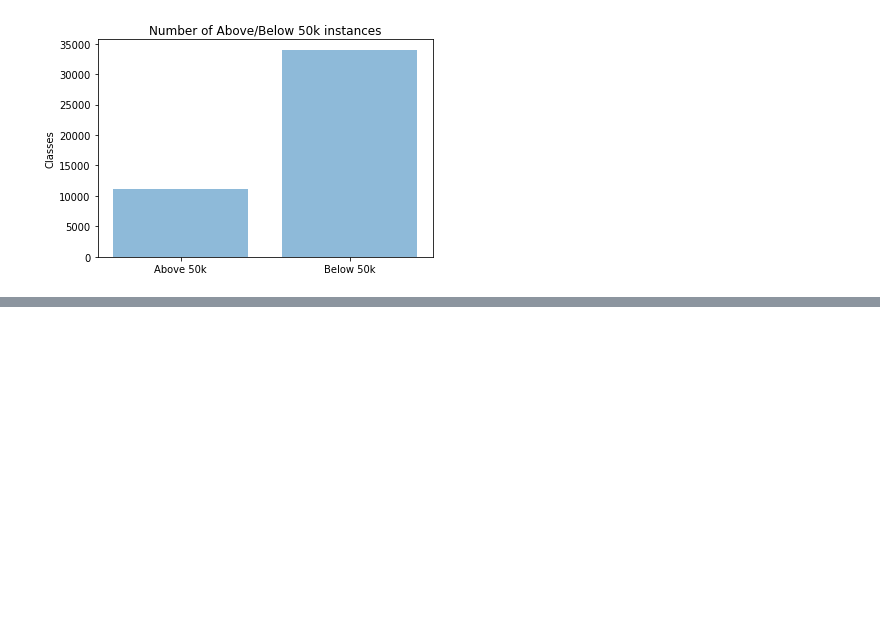
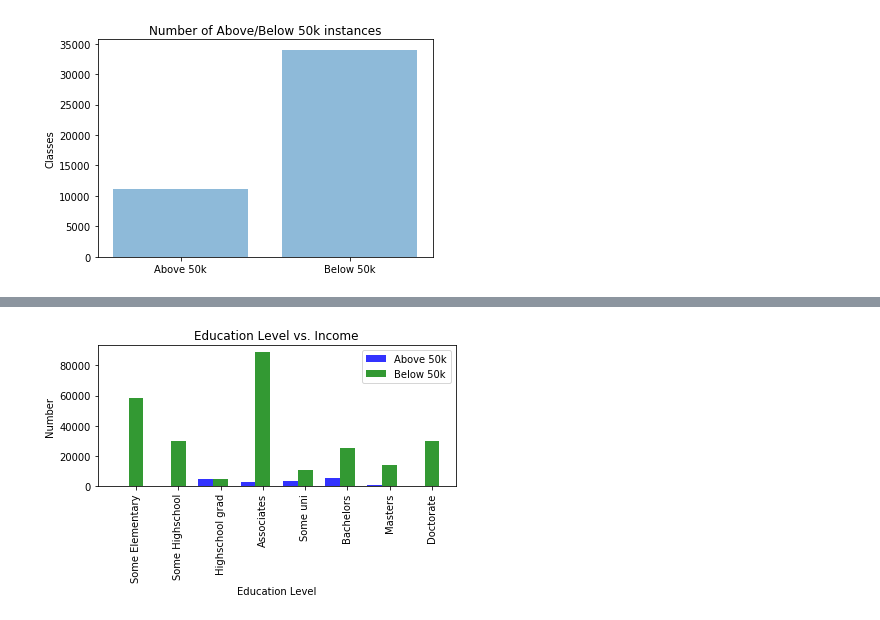
Before and after one commit to MrHarshPatel/comp-551-mini-project-1, a Jupyter notebook: data_preprocessing/adult_data.ipynb, the cells around one changed output, grey strips where cells are left out. Saved outputs shown, nothing was run; the diff lists cells and outputs as text; code cells hidden in the pictures; blank space fills up the shorter version.

```diff
--- a/data_preprocessing/adult_data.ipynb
+++ b/data_preprocessing/adult_data.ipynb
@@ -147,0 +183,99 @@ array([13, 13,  9, ..., 13, 13, 13], dtype=int64)
+# %%
+n_groups = 8
+
+# 1st - 4th grade
+someelem_above50k = np.count_nonzero(np.logical_and(adult_data_export[:,18]==1, adult_data_export[:,3]==1))
+someelem_below50k = np.count_nonzero(np.logical_and(adult_data_export[:,18]==0, adult_data_export[:,3]==1))
+
+#5th - 6th grade
+someelem_above50k += np.count_nonzero(np.logical_and(adult_data_export[:,19]==1, adult_data_export[:,3]==1))
+someelem_below50k += np.count_nonzero(np.logical_and(adult_data_export[:,19]==0, adult_data_export[:,3]==1))
+
+# 7th - 8th grade
+someelem_above50k += np.count_nonzero(np.logical_and(adult_data_export[:,20]==1, adult_data_export[:,3]==1))
+someelem_below50k += np.count_nonzero(np.logical_and(adult_data_export[:,20]==0, adult_data_export[:,3]==1))
+
+# preschool
+someelem_above50k += np.count_nonzero(np.logical_and(adult_data_export[:,28]==1, adult_data_export[:,3]==1))
+someelem_below50k += np.count_nonzero(np.logical_and(adult_data_export[:,28]==0, adult_data_export[:,3]==1))
+
+#10th
+somehs_above50k = np.count_nonzero(np.logical_and(adult_data_export[:,15]==1, adult_data_export[:,3]==0))
+somehs_below50k = np.count_nonzero(np.logical_and(adult_data_export[:,15]==0, adult_data_export[:,3]==0))
+
+#11th
+somehs_above50k += np.count_nonzero(np.logical_and(adult_data_export[:,16]==1, adult_data_export[:,3]==0))
+somehs_below50k += np.count_nonzero(np.logical_and(adult_data_export[:,16]==0, adult_data_export[:,3]==0))
+
+#12th
+somehs_above50k += np.count_nonzero(np.logical_and(adult_data_export[:,17]==1, adult_data_export[:,3]==0))
+somehs_below50k += np.count_nonzero(np.logical_and(adult_data_export[:,17]==0, adult_data_export[:,3]==0))
+
+#9th
+somehs_above50k = np.count_nonzero(np.logical_and(adult_data_export[:,21]==1, adult_data_export[:,3]==0))
+somehs_below50k = np.count_nonzero(np.logical_and(adult_data_export[:,21]==0, adult_data_export[:,3]==0))
+
+#hs grad
+hs_above50k = np.count_nonzero(np.logical_and(adult_data_export[:,26]==1, adult_data_export[:,3]==1))
+hs_below50k = np.count_nonzero(np.logical_and(adult_data_export[:,26]==0, adult_data_export[:,3]==1))
+
+#assoc-acdm
+assoc_above50k = np.count_nonzero(np.logical_and(adult_data_export[:,22]==1, adult_data_export[:,3]==0))
+assoc_below50k = np.count_nonzero(np.logical_and(adult_data_export[:,22]==0, adult_data_export[:,3]==0))
+
+#assoc-voc
+assoc_above50k += np.count_nonzero(np.logical_and(adult_data_export[:,23]==1, adult_data_export[:,3]==0))
+assoc_below50k += np.count_nonzero(np.logical_and(adult_data_export[:,23]==0, adult_data_export[:,3]==0))
+
+#prof-school
+assoc_above50k += np.count_nonzero(np.logical_and(adult_data_export[:,29]==1, adult_data_export[:,3]==0))
+assoc_below50k += np.count_nonzero(np.logical_and(adult_data_export[:,29]==0, adult_data_export[:,3]==0))
+
+#some college
+someuni_above50k = np.count_nonzero(np.logical_and(adult_data_export[:,30]==1, adult_data_export[:,3]==1))
+someuni_below50k = np.count_nonzero(np.logical_and(adult_data_export[:,30]==0, adult_data_export[:,3]==1))
+
+#bachelors
+bach_above50k = np.count_nonzero(np.logical_and(adult_data_export[:,24]==1, adult_data_export[:,3]==0))
+bach_below50k = np.count_nonzero(np.logical_and(adult_data_export[:,24]==0, adult_data_export[:,3]==0))
+
+#masters
+masters_above50k = np.count_nonzero(np.logical_and(adult_data_export[:,27]==1, adult_data_export[:,3]==1))
+masters_below50k = np.count_nonzero(np.logical_and(adult_data_export[:,27]==0, adult_data_export[:,3]==1))
+
+#doctors
+doctor_above50k = np.count_nonzero(np.logical_and(adult_data_export[:,25]==1, adult_data_export[:,3]==0))
+doctor_below50k = np.count_nonzero(np.logical_and(adult_data_export[:,25]==0, adult_data_export[:,3]==0))
+
+num_above50k = (someelem_above50k, somehs_above50k, hs_above50k, assoc_above50k,
+                someuni_above50k, bach_above50k, masters_above50k, doctor_above50k)
+num_below50k = (someelem_below50k, somehs_below50k, hs_above50k, assoc_below50k,
+               someuni_below50k, bach_below50k, masters_below50k, doctor_below50k)
+
+# create plot
+fig, ax = plt.subplots()
+index = np.arange(n_groups)
+bar_width = 0.35
+opacity = 0.8
+
+rects1 = plt.bar(index, num_above50k, bar_width,
+alpha=opacity,
+color='b',
+label='Above 50k')
+
+rects2 = plt.bar(index + bar_width, num_below50k, bar_width,
+alpha=opacity,
+color='g',
+label='Below 50k')
+
+plt.xlabel('Education Level')
+plt.ylabel('Number')
+plt.title('Education Level vs. Income')
+plt.xticks(index + bar_width, ('Some Elementary', 'Some Highschool', 'Highschool grad', 'Associates', 'Some uni',
+                              'Bachelors', 'Masters', 'Doctorate'), rotation='vertical')
+plt.legend()
+
+plt.tight_layout()
+plt.show()
+# %% [output]
+[figure, added]
```
Also changed, not shown: parts of 6 cells of this notebook.
